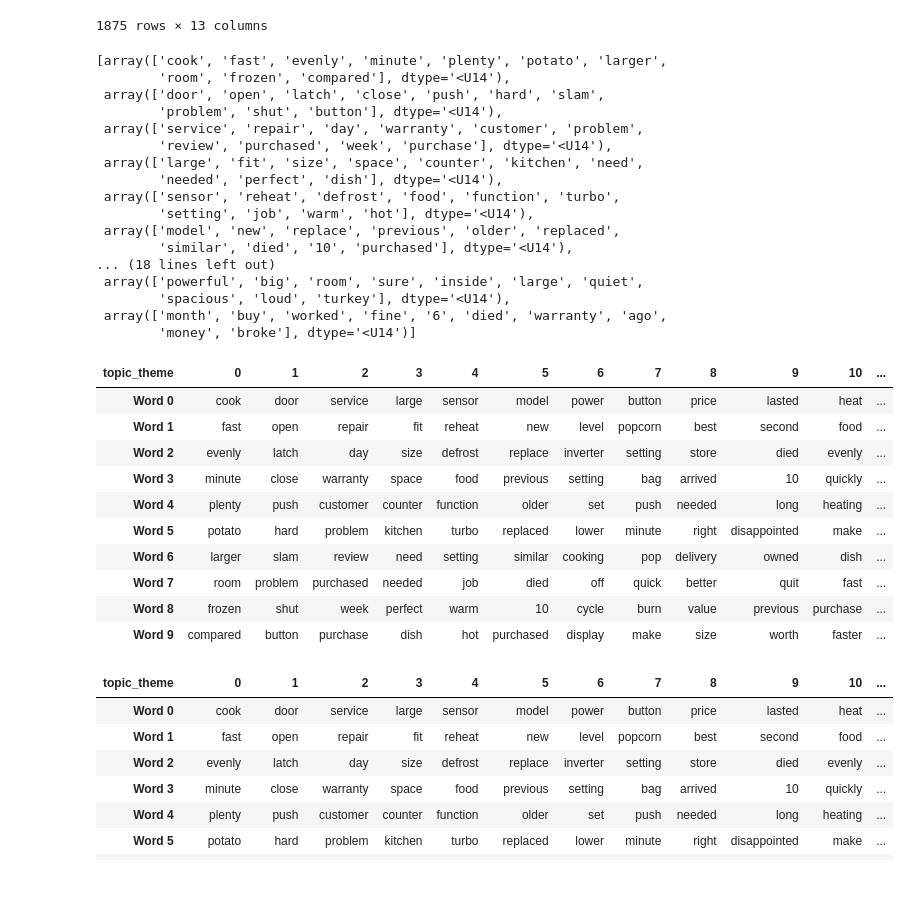
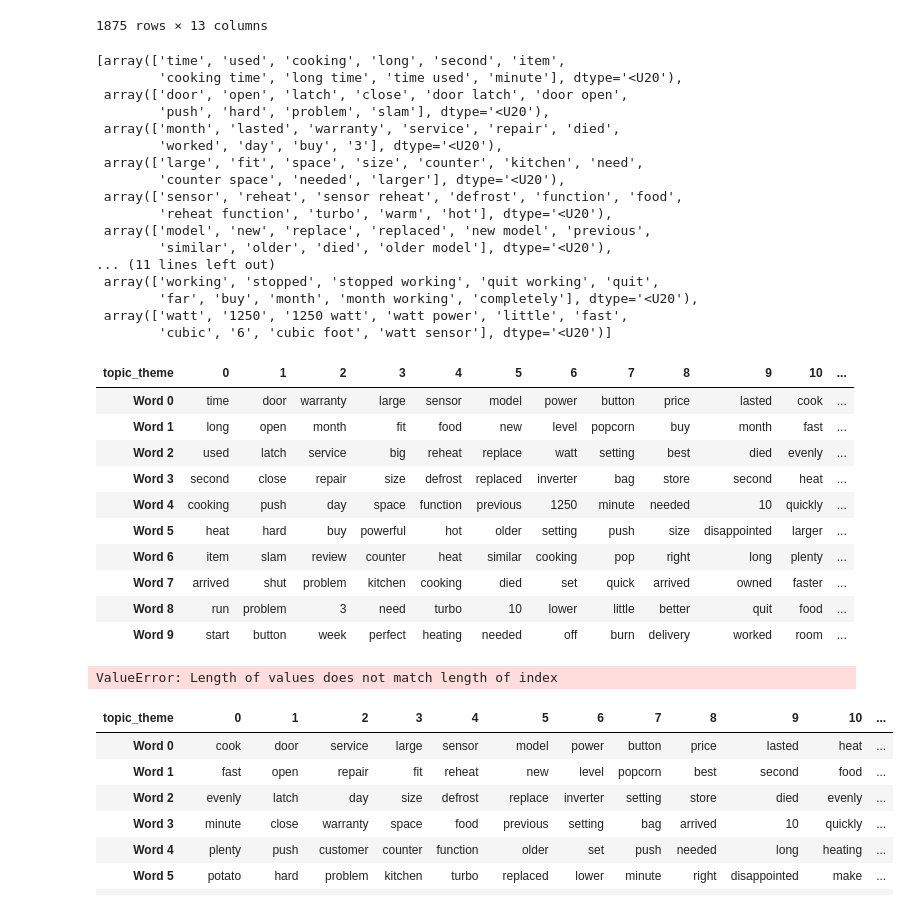
Before and after one commit to GrilledJeez/amazon_product_feature_analysis, a Jupyter notebook: modeling.ipynb, the cells around one changed output. Drawn from its saved outputs; the diff is of its cells as text; code cells hidden in the pictures.

Commit message:
4.4 Topic selection improvement

```diff
--- a/modeling.ipynb
+++ b/modeling.ipynb
@@ -132,7 +132,7 @@ keep_words = ['not', 'ain', 'aren', "aren't", 'couldn', "couldn't",
               'wasn', "wasn't", 'weren', "weren't", 'won', "won't",
               'wouldn', "wouldn't", 'fire', 'off']
 # %%
-test_stop_words = ['great', 'excellent', '1', '2', 'feature', 'nice', 'old']
+test_stop_words = ['great', 'excellent', '1', '2', 'feature', 'nice', 'old', 'cook']
 review_stop_words = ['panasonic', 'really', 'husband', 'thanks', 'thank', 'ha',
               'just', 'thing', 'did', 'nn', 'wa', 'yr', 'u', 'say', 'doe',
               'mom', 'christmas', 'gift', 'got', 'way', 'le', 'daughter',
@@ -163,7 +163,7 @@ def vectorize_this(max_features, min_df, max_df, ngram_max):
     X = vectorizer.fit_transform(X)
     return X, vectorizer
 # %%
-X, vectorizer = vectorize_this(10000, 4, .8, 1)
+X, vectorizer = vectorize_this(10000, 5, .95, 2)
 # %%
 def make_nmf(n_components, alpha, X):
     nmf = NMF(
@@ -191,23 +191,23 @@ topic_keywords = topic_keywords(vectorizer=vectorizer, lda_model=nmf, n_words=10
 # %%
 topic_keywords
 # %% [output]
-[array(['cook', 'fast', 'evenly', 'minute', 'plenty', 'potato', 'larger',
-        'room', 'frozen', 'compared'], dtype='<U14'),
- array(['door', 'open', 'latch', 'close', 'push', 'hard', 'slam',
-        'problem', 'shut', 'button'], dtype='<U14'),
- array(['service', 'repair', 'day', 'warranty', 'customer', 'problem',
-        'review', 'purchased', 'week', 'purchase'], dtype='<U14'),
- array(['large', 'fit', 'size', 'space', 'counter', 'kitchen', 'need',
-        'needed', 'perfect', 'dish'], dtype='<U14'),
- array(['sensor', 'reheat', 'defrost', 'food', 'function', 'turbo',
-        'setting', 'job', 'warm', 'hot'], dtype='<U14'),
- array(['model', 'new', 'replace', 'previous', 'older', 'replaced',
-        'similar', 'died', '10', 'purchased'], dtype='<U14'),
-... (18 lines left out)
- array(['powerful', 'big', 'room', 'sure', 'inside', 'large', 'quiet',
-        'spacious', 'loud', 'turkey'], dtype='<U14'),
- array(['month', 'buy', 'worked', 'fine', '6', 'died', 'warranty', 'ago',
-        'money', 'broke'], dtype='<U14')]
+[array(['time', 'used', 'cooking', 'long', 'second', 'item',
+        'cooking time', 'long time', 'time used', 'minute'], dtype='<U20'),
+ array(['door', 'open', 'latch', 'close', 'door latch', 'door open',
+        'push', 'hard', 'problem', 'slam'], dtype='<U20'),
+ array(['month', 'lasted', 'warranty', 'service', 'repair', 'died',
+        'worked', 'day', 'buy', '3'], dtype='<U20'),
+ array(['large', 'fit', 'space', 'size', 'counter', 'kitchen', 'need',
+        'counter space', 'needed', 'larger'], dtype='<U20'),
+ array(['sensor', 'reheat', 'sensor reheat', 'defrost', 'function', 'food',
+        'reheat function', 'turbo', 'warm', 'hot'], dtype='<U20'),
+ array(['model', 'new', 'replace', 'replaced', 'new model', 'previous',
+        'similar', 'older', 'died', 'older model'], dtype='<U20'),
+... (11 lines left out)
+ array(['working', 'stopped', 'stopped working', 'quit working', 'quit',
+        'far', 'buy', 'month', 'month working', 'completely'], dtype='<U20'),
+ array(['watt', '1250', '1250 watt', 'watt power', 'little', 'fast',
+        'cubic', '6', 'cubic foot', 'watt sensor'], dtype='<U20')]
 # %%
 def topic_featuring(n_components=17, n_words=10):
 
@@ -224,19 +224,19 @@ def topic_featuring(n_components=17, n_words=10):
     df_topic_keywords.set_index('topic_theme', inplace=True)
     return df_topic_keywords.T
 # %%
-topic_featuring(17, 10)
+topic_featuring(12, 10)
 # %% [output]
 | topic_theme | 0 | 1 | 2 | 3 | 4 | 5 | 6 | 7 | 8 | 9 | 10 | ... |
-| Word 0 | cook | door | service | large | sensor | model | power | button | price | lasted | heat | ... |
-| Word 1 | fast | open | repair | fit | reheat | new | level | popcorn | best | second | food | ... |
-| Word 2 | evenly | latch | day | size | defrost | replace | inverter | setting | store | died | evenly | ... |
-| Word 3 | minute | close | warranty | space | food | previous | setting | bag | arrived | 10 | quickly | ... |
-| Word 4 | plenty | push | customer | counter | function | older | set | push | needed | long | heating | ... |
-| Word 5 | potato | hard | problem | kitchen | turbo | replaced | lower | minute | right | disappointed | make | ... |
-| Word 6 | larger | slam | review | need | setting | similar | cooking | pop | delivery | owned | dish | ... |
-| Word 7 | room | problem | purchased | needed | job | died | off | quick | better | quit | fast | ... |
-| Word 8 | frozen | shut | week | perfect | warm | 10 | cycle | burn | value | previous | purchase | ... |
-| Word 9 | compared | button | purchase | dish | hot | purchased | display | make | size | worth | faster | ... |
+| Word 0 | time | door | warranty | large | sensor | model | power | button | price | lasted | cook | ... |
+| Word 1 | long | open | month | fit | food | new | level | popcorn | buy | month | fast | ... |
+| Word 2 | used | latch | service | big | reheat | replace | watt | setting | best | died | evenly | ... |
+| Word 3 | second | close | repair | size | defrost | replaced | inverter | bag | store | second | heat | ... |
+| Word 4 | cooking | push | day | space | function | previous | 1250 | minute | needed | 10 | quickly | ... |
+| Word 5 | heat | hard | buy | powerful | hot | older | setting | push | size | disappointed | larger | ... |
+| Word 6 | item | slam | review | counter | heat | similar | cooking | pop | right | long | plenty | ... |
+| Word 7 | arrived | shut | problem | kitchen | cooking | died | set | quick | arrived | owned | faster | ... |
+| Word 8 | run | problem | 3 | need | turbo | 10 | lower | little | better | quit | food | ... |
+| Word 9 | start | button | week | perfect | heating | needed | off | burn | delivery | worked | room | ... |
 # %%
 def nmf_featurizer(max_features=10000, min_df=4, max_df=.8, ngram_max = 2, n_components=17, n_words=10, column_names_known = 'n'):
     X, vectorizer = vectorize_this(max_features, min_df, max_df, ngram_max)
@@ -257,6 +257,8 @@ def nmf_featurizer(max_features=10000, min_df=4, max_df=.8, ngram_max = 2, n_com
     return df_topic_keywords.T
 # %%
 nmf_featurizer(ngram_max=1, n_components=7)
+# %% [output]
+ValueError: Length of values does not match length of index
 # %%
 vocabulary = np.array(vectorizer.get_feature_names())
 # %%
```
Also changed, not shown: parts of 2 cells of this notebook, 2 other files.
